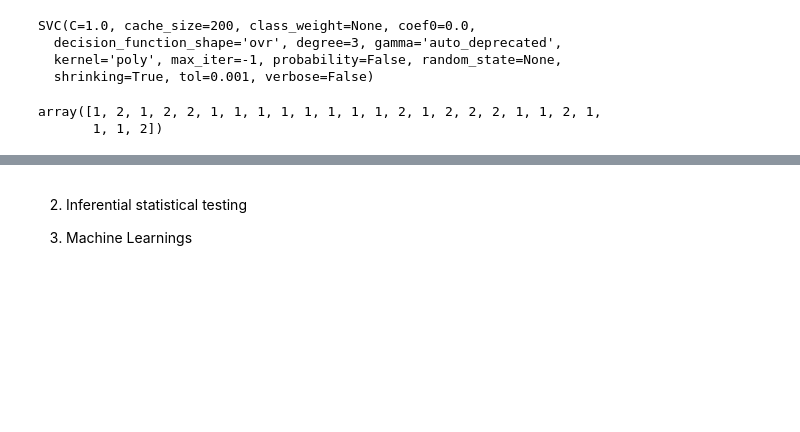
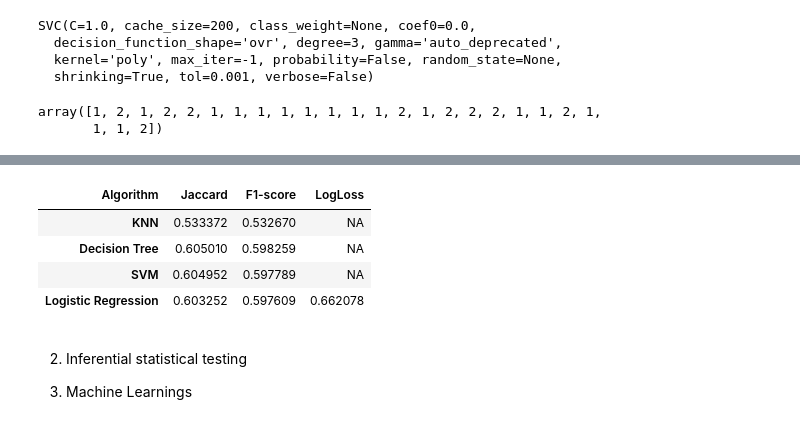
Before and after one commit to niklas247/Capstone_IBM, a Jupyter notebook: Capstone_Project_IBM.ipynb, the cells around one changed output, grey strips where cells are left out. Saved outputs shown, nothing was run; the diff lists cells and outputs as text; code cells hidden in the pictures; blank space fills up the shorter version.

Commit message:
Update 2.0
Including KNN
Including Decision Tree
Including SVM - Poly
Including LR
Including Final Table

```diff
--- a/Capstone_Project_IBM.ipynb
+++ b/Capstone_Project_IBM.ipynb
@@ -409,0 +367,4 @@ weighted avg       0.61      0.60      0.60     34130
+# %%
+from sklearn.linear_model import LogisticRegression
+LR = LogisticRegression(C=6, solver='liblinear').fit(x_train,y_train)
+LR
@@ -409,0 +376,3 @@ weighted avg       0.61      0.60      0.60     34130
+# %%
+yhat_LR = LR.predict(x_test)
+yhat_LR
@@ -409,0 +381,4 @@ weighted avg       0.61      0.60      0.60     34130
+# %%
+
+yhat_prob = LR.predict_proba(x_test)
+yhat_prob
@@ -410,3 +397,36 @@ weighted avg       0.61      0.60      0.60     34130
+# %%
+jc_1=jaccard_similarity_score(y_test, yhat_knn)
+fs_1=f1_score(y_test, yhat_knn, average='weighted')
+
+jc_2=jaccard_similarity_score(y_test, df_cleaned_predTree)
+fs_2=f1_score(y_test, df_cleaned_predTree, average='weighted')
+
+jc_3=jaccard_similarity_score(y_test, yhat_svm)
+fs_3=f1_score(y_test, yhat_svm, average='weighted')
+
+jc4=jaccard_similarity_score(y_test, yhat_LR)
+fs4=f1_score(y_test, yhat_LR, average='weighted')
+ll4=log_loss(y_test, yhat_prob)
+
+list_jc = [jc_1, jc_2, jc_3, jc4]
+list_fs = [fs_1, fs_2, fs_3, fs4]
+list_ll = ['NA', 'NA', 'NA', ll4]
+# %%
+import pandas as pd
+
+# formulate the report format
+df = pd.DataFrame(list_jc, index=['KNN','Decision Tree','SVM','Logistic Regression'])
+df.columns = ['Jaccard']
+df.insert(loc=1, column='F1-score', value=list_fs)
+df.insert(loc=2, column='LogLoss', value=list_ll)
+df.columns.name = 'Algorithm'
+df
+# %% [output]
+| Algorithm | Jaccard | F1-score | LogLoss |
+| KNN | 0.533372 | 0.532670 | NA |
+| Decision Tree | 0.605010 | 0.598259 | NA |
+| SVM | 0.604952 | 0.597789 | NA |
+| Logistic Regression | 0.603252 | 0.597609 | 0.662078 |
 # %% [markdown]
 2. Inferential statistical testing
 
```
Also changed, not shown: parts of 12 cells of this notebook.
